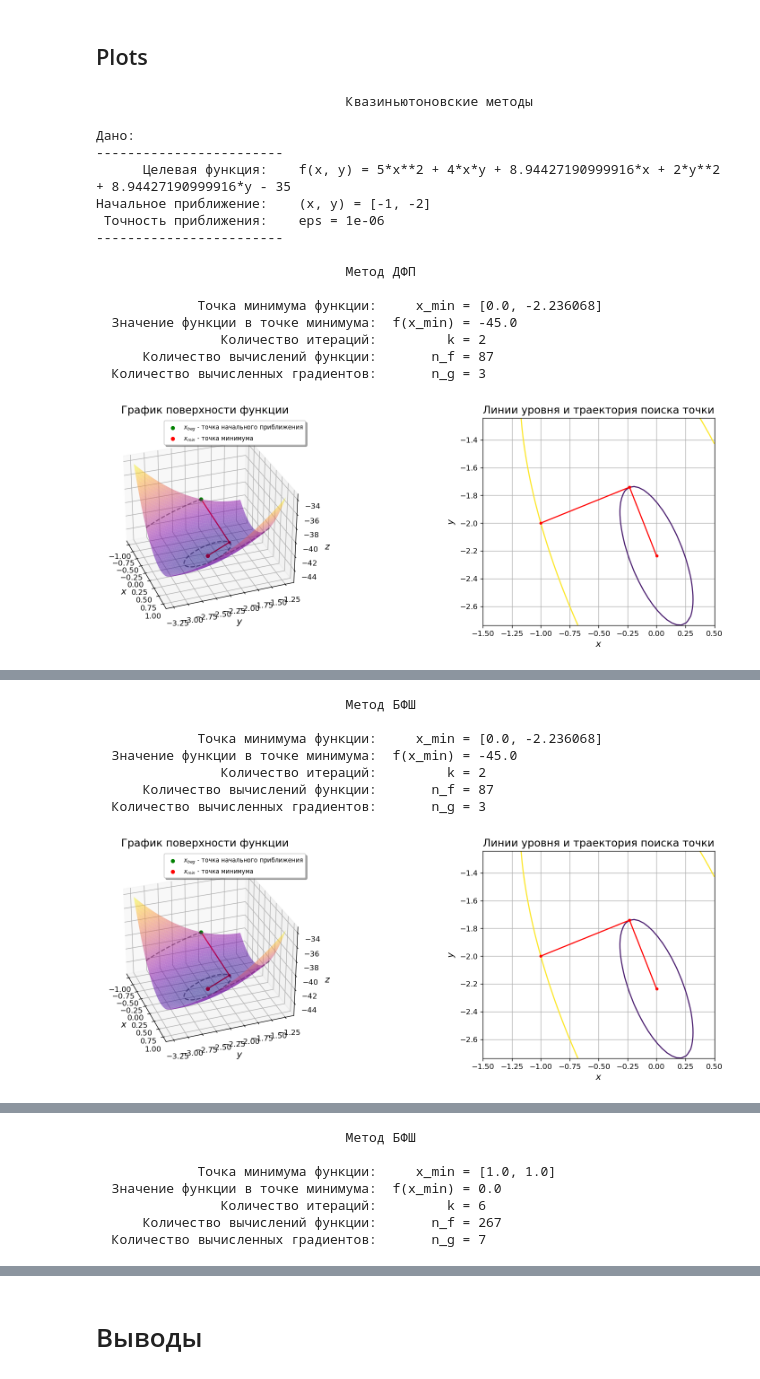
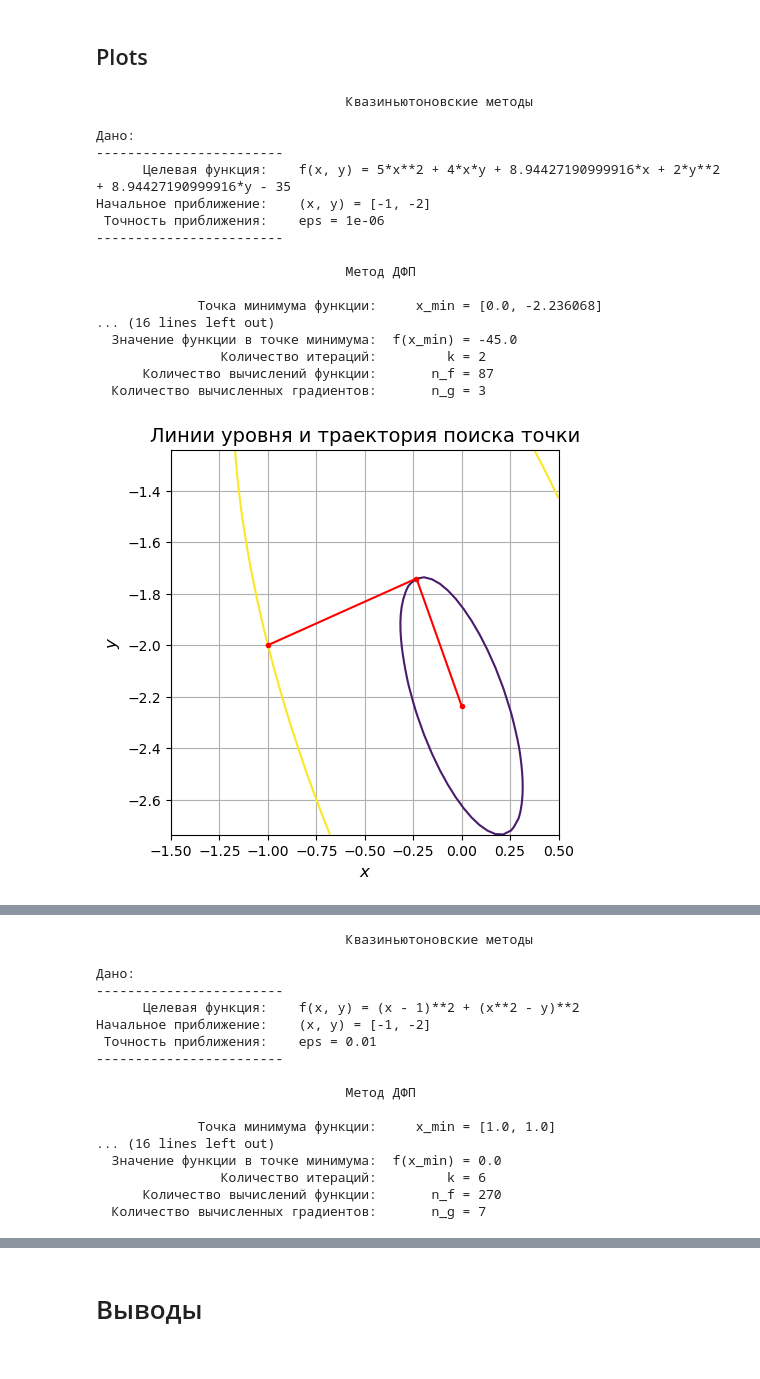
Before and after one commit to sanonesan/optimization_methods_labs, a Jupyter notebook: lab5/lab5.ipynb, the cells around one changed output, grey strips where cells are left out. Cells and saved outputs as stored; diff of their text form; code cells hidden in the pictures.

```diff
--- a/lab5/lab5.ipynb
+++ b/lab5/lab5.ipynb
@@ -201,7 +249,8 @@ def newton_method(foo, eps = e, x = np.array(x0), flag: int = 0, flag1: int = 0)
     xk[0].append(x[0])
     xk[1].append(x[1])
 
-
+    h = lambdify((x_, y_), [[diff(foo(x_, y_), x_, 2), diff(foo(x_, y_), x_, y_)], [diff(foo(x_, y_), y_, x_), diff(foo(x_, y_), y_, 2)]], 'numpy')
+    H = lambda x: np.array(h(x[0],x[1]))
 
     n = 2 #hess.ndim #момент обновления алгоритма
     Ak = np.identity(n)
@@ -220,8 +269,9 @@ def newton_method(foo, eps = e, x = np.array(x0), flag: int = 0, flag1: int = 0)
 
         n_d += 1
 
+        pk = Ak.dot(wk)
+        #print(f' H(x) = {np.linalg.inv(H(x))} \n ----- \n wk = {wk} \n pk = {pk} \n ')
 
-        pk = Ak.dot(wk)
         #pk = pk / np.linalg.norm(pk)
 
         phi_k = lambda kappa: f(x + kappa * pk)
@@ -231,6 +281,7 @@ def newton_method(foo, eps = e, x = np.array(x0), flag: int = 0, flag1: int = 0)
             kappa_k, temp = method_goldenRatio(phi_k, 0.9, 0, eps/1000)
         else:
             kappa_k, nnn, temp = optimize.golden(phi_k, full_output=True)
+
 
         n_f += temp
 
@@ -242,7 +293,7 @@ def newton_method(foo, eps = e, x = np.array(x0), flag: int = 0, flag1: int = 0)
         xk[0].append(x[0])
         xk[1].append(x[1])
 
-        if n_d % n_update == 3210:
+        if n_d % n_update == 13531:
             Ak = np.identity(n)
             n_update_counter += 1
             n_update =  n * n_update_counter
@@ -255,7 +306,11 @@ def newton_method(foo, eps = e, x = np.array(x0), flag: int = 0, flag1: int = 0)
 
             if flag == 0: #DFP
                 dA =  - ( dx_m.dot(dx_m.T) / (dw.dot(dx)) + (Ak.dot(dw_m.dot(dw_m.T.dot(Ak.T)))) / np.dot(Ak.dot(dw), dw) )
+                #print(f' d 1 = {(dx_m.dot(dx_m.T) / (dw.dot(dx)))}')
 
+                #print(f' d 2 = {(Ak.dot(dw_m.dot(dw_m.T.dot(Ak.T)))) / np.dot(Ak.dot(dw), dw)}')
+                #print(dA)
+                #print((Ak.dot(dw_m.dot(dw_m.T.dot(Ak.T)))) / np.dot(Ak.dot(dw), dw))
             elif flag == 1: #BFSh
                 ro_k = np.dot(Ak.dot(dw), dw)
                 r_k = (Ak.dot(dw) / ro_k ) - (dx / (dx.dot(dw)))
@@ -269,7 +324,7 @@ def newton_method(foo, eps = e, x = np.array(x0), flag: int = 0, flag1: int = 0)
                 dA = - ( tmp_m.dot(tmp_m.T) / (dw.dot(tmp)))
 
             Ak = Ak + dA
-
+        #print(f'pk = {pk} \n wk = {wk} \n A = {Ak} \n ')
         x_prev = x
         wk_prev = wk
 
@@ -341,14 +396,16 @@ def print_res(foo, x0 = x0, e_help = 2, flag = 0, flag1 = 0):
         print("      Количество вычислений функции:       n_f =", n_f)
         print("  Количество вычисленных градиентов:       n_g =", n_g)
         #print("Количество вычисленных матриц Гессе:    n_hess =", n_hess)
-        if flag == 0:
-            draw_all(x0, x_min, xk, w_norm, i, foo, 30, -20)
-        elif flag == 1:
-            draw_all(x0, x_min, xk, w_norm, i, foo, 45, 170)
+        # if flag == 0:
+        #     draw_all(x0, x_min, xk, w_norm, i, foo, 30, -20)
+        # elif flag == 1:
+        #     draw_all(x0, x_min, xk, w_norm, i, foo, 45, 170)
+
+        draw_counterplot(x_min, xk, i, foo)
 
         #print(xk)
         #draw_counterplot_only(x_min, xk, w_norm, i, fk)
-        plt.show()
+    plt.show()
 
     #a = print_tables(tabledata)
 
@@ -563,33 +637,34 @@ foo = lambda x, y: 5*x**2 + 4* x * y + 2 * y**2 + 4 * math.sqrt(5) * (x +  y) -3
 print_res(foo, x0, 6, 0)
 
 alpha = 1
 foo = lambda x, y: alpha * (x**2 - y)**2 + (x - 1)**2
 #foo = lambda x, y: 6*x**2 - 4* x * y + 3 * y**2 + 4 * math.sqrt(5) * (x +  2*y) +22
 print_res(foo, x0, 2, 1, 1)
 
-alpha = 200
+alpha = 5
 
 foo = lambda x, y: alpha * (x**2 - y)**2 + (x - 1)**2
-print_res(foo, x0, 2, 1, 1)
+print_res(foo, x0, 6, 1, 1)
 
 #foo = lambda x, y: 6*x**2 - 4* x * y + 3 * y**2 + 4 * math.sqrt(5) * (x +  2*y) +22
 
 #foo = lambda x, y: 10*x**2 - 4* x * y + 7 * y**2 - 4 * math.sqrt(5) * (5*x - y) -16
 # %% [output]
                                 Квазиньютоновские методы
 
 Дано:
 ------------------------
       Целевая функция:    f(x, y) = 5*x**2 + 4*x*y + 8.94427190999916*x + 2*y**2 + 8.94427190999916*y - 35
 Начальное приближение:    (x, y) = [-1, -2]
  Точность приближения:    eps = 1e-06
 ------------------------
 
                                 Метод ДФП
 
              Точка минимума функции:     x_min = [0.0, -2.236068]
+... (16 lines left out)
   Значение функции в точке минимума:  f(x_min) = -45.0
                 Количество итераций:         k = 2
       Количество вычислений функции:       n_f = 87
   Количество вычисленных градиентов:       n_g = 3
-[figure, old version]
+[figure, new version]
@@ -596,8 +673,17 @@ print_res(foo, x0, 2, 1, 1)
-                                Метод БФШ
+                                Квазиньютоновские методы
 
-             Точка минимума функции:     x_min = [0.0, -2.236068]
-  Значение функции в точке минимума:  f(x_min) = -45.0
-                Количество итераций:         k = 2
-      Количество вычислений функции:       n_f = 87
-  Количество вычисленных градиентов:       n_g = 3
+Дано:
+------------------------
+      Целевая функция:    f(x, y) = (x - 1)**2 + (x**2 - y)**2
+Начальное приближение:    (x, y) = [-1, -2]
+ Точность приближения:    eps = 0.01
+------------------------
+
+                                Метод ДФП
+
+             Точка минимума функции:     x_min = [1.0, 1.0]
+... (16 lines left out)
+  Значение функции в точке минимума:  f(x_min) = 0.0
+                Количество итераций:         k = 6
+      Количество вычислений функции:       n_f = 270
+  Количество вычисленных градиентов:       n_g = 7
-[figure, old version]
@@ -629,7 +709,0 @@ print_res(foo, x0, 2, 1, 1)
-                                Метод БФШ
-
-             Точка минимума функции:     x_min = [1.0, 1.0]
-  Значение функции в точке минимума:  f(x_min) = 0.0
-                Количество итераций:         k = 6
-      Количество вычислений функции:       n_f = 267
-  Количество вычисленных градиентов:       n_g = 7
```
Also changed, not shown: parts of 3 cells of this notebook, 2 other files.
